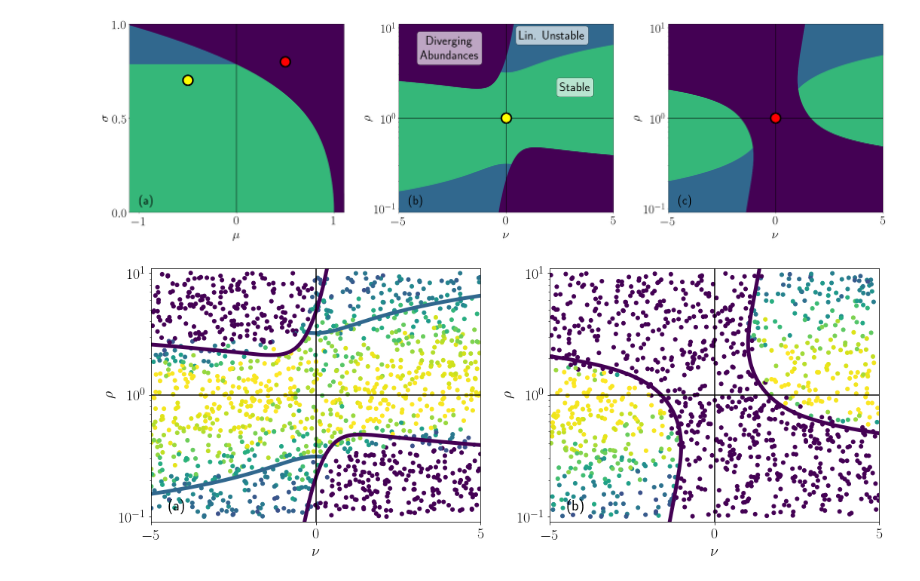
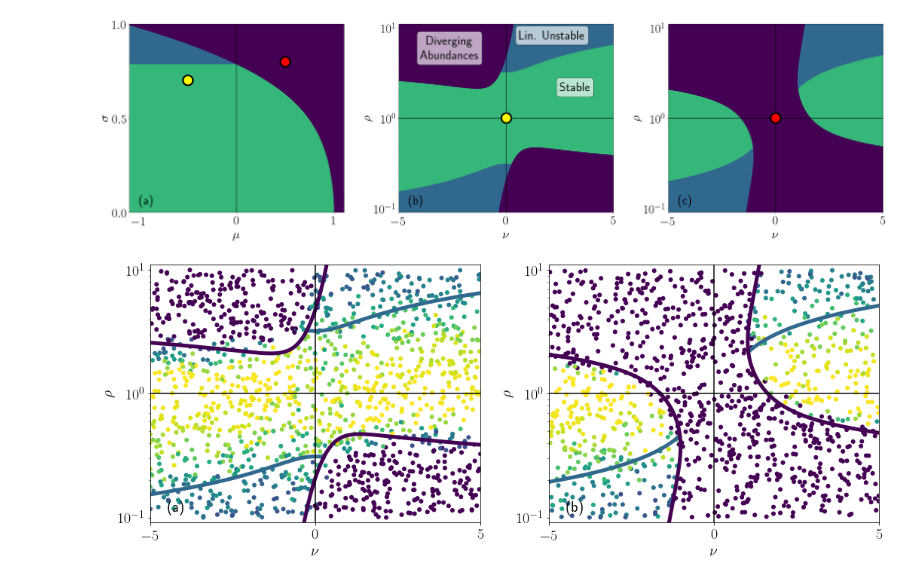
Before and after one commit to LylePoley/Cascade-Model, a Jupyter notebook: Figures/All Figures.ipynb, the cells around one changed output. Drawn from its saved outputs; the diff is of its cells as text; code cells hidden in the pictures.

Commit message:
Fixed C++ code for the stability plot Added missing data in figure S1

```diff
--- a/Figures/All Figures.ipynb
+++ b/Figures/All Figures.ipynb
@@ -936,38 +936,40 @@ minfty_nu = minfty_c[::-1, 0]
 # interpolate so that the two curves have the same y coords, filling between two curves doesnt work without this
 opper_nu = np.concatenate((np.interp(np.linspace(0.01, 5.156, 454), np.linspace(0.01, 5.155994326976409248e+00, 1200), opper_c[::-1, 0]), np.full(546, 10)))
 
+axs[1].plot(opper_c[:690, 0], np.linspace(5.155994326976409248e+00, 0.01, 1200)[:690], linewidth = lwidth, color = color2)
+axs[1].plot(-opper_c[:690, 0], 1/np.linspace(5.155994326976409248e+00, 0.01, 1200)[:690], linewidth = lwidth, color = color2)
+
 axs[1].plot(minfty_nu, np.linspace(0.01, 11, 1000), color = color1, linewidth = lwidth)
 axs[1].plot(-minfty_nu, 1/np.linspace(0.01, 11, 1000), color = color1, linewidth = lwidth)
-
 
 axs[1].set_yscale("log")
 axs[1].set_xlim(-5, 5)
 axs[1].set_ylim(1/11, 11)
 axs[1].hlines(1, -5, 5, zorder = 5)
 axs[1].vlines(0, 0, 11, zorder = 5)
 
 '''
     Other settings
 '''
 
 # labels and ticks
 axs[0].set_xticks([-5, 0, 5])
 axs[0].set_yticks([0.1, 1, 10])
 axs[0].set_xlabel(r"$\nu$")
 axs[0].set_ylabel(r"$\rho$")
 
 axs[1].set_xticks([-5, 0, 5])
 axs[1].set_yticks([0.1, 1, 10])
 axs[1].set_xlabel(r"$\nu$")
 axs[1].set_ylabel(r"$\rho$")
 
 
 # panel labels
 axs[0].text(0.08, 0.06, '(a)', horizontalalignment='center', verticalalignment='center', transform = axs[0].transAxes)
 axs[1].text(0.08, 0.06, '(b)', horizontalalignment='center', verticalalignment='center', transform = axs[1].transAxes)
 
 fig.tight_layout()
 
 # plt.savefig("Phase Diagram Proof.pdf")
 # %% [output]
-[figure, old version]
+[figure, new version]
```
Also changed, not shown: 11 other files.
